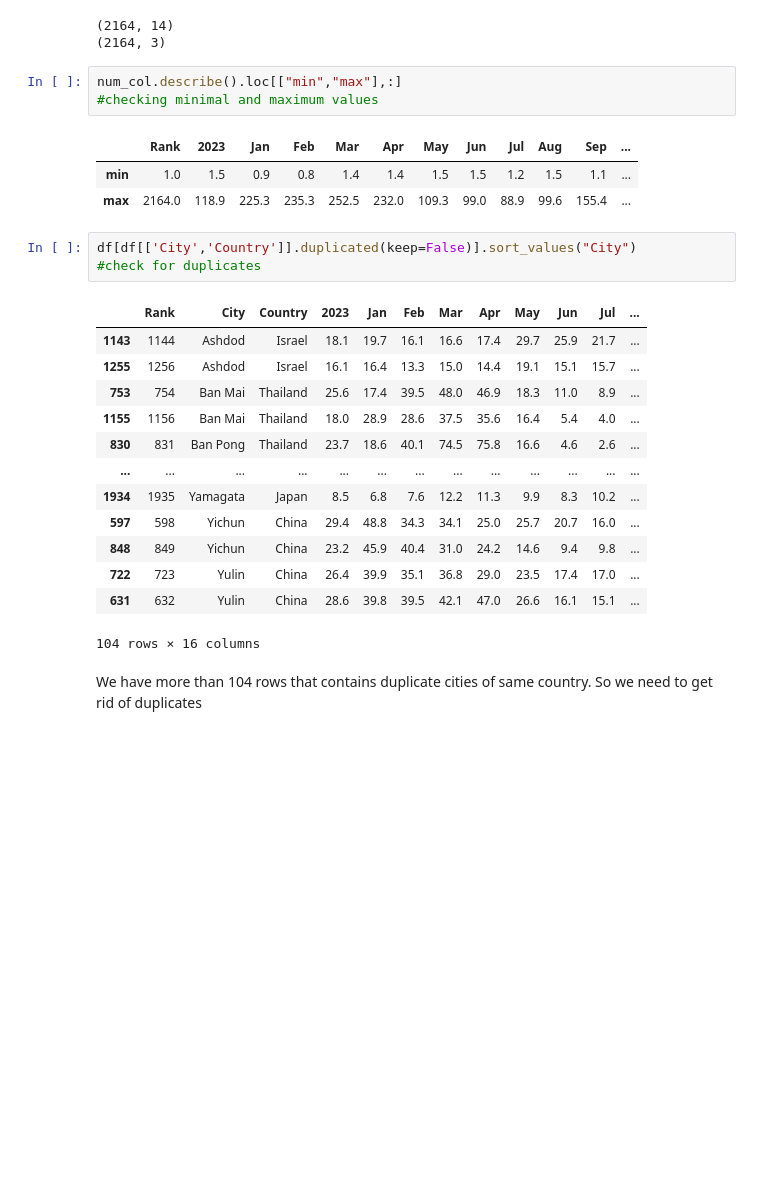
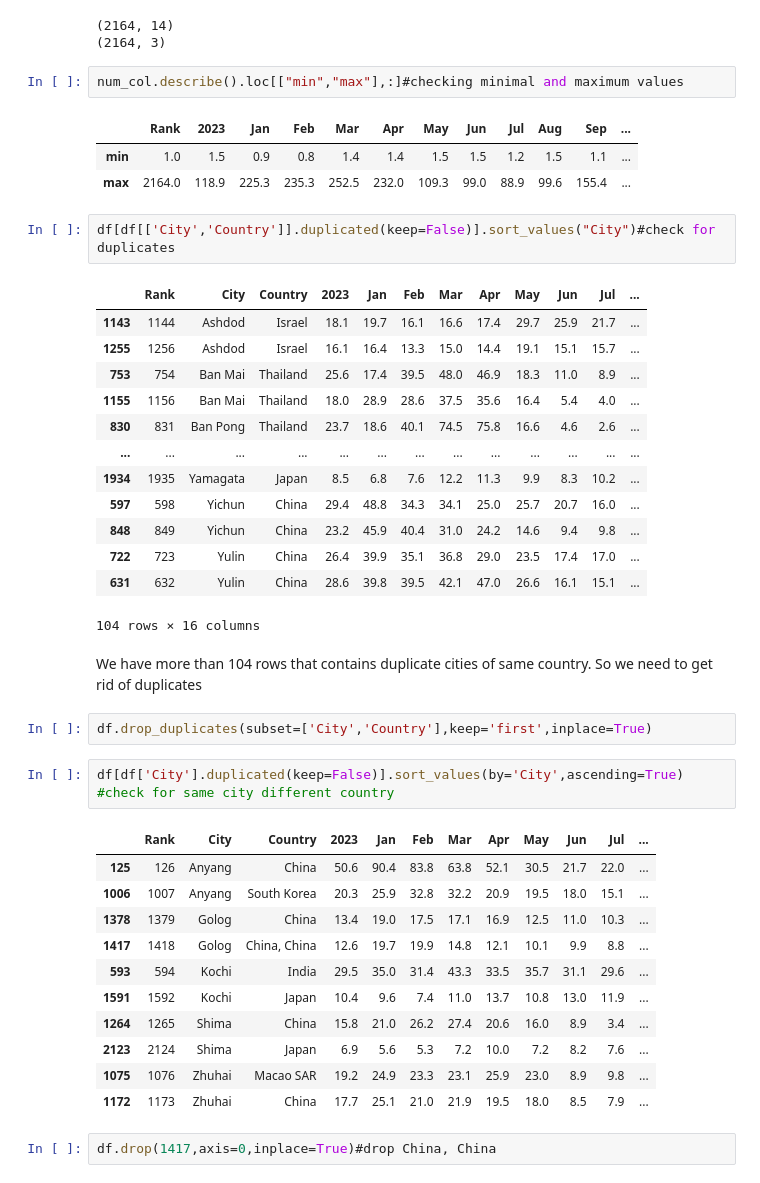
Before and after one commit to bochida/Air-quality-analysis-and-prediction, a Jupyter notebook: test.ipynb, the cells around one changed output. Drawn from its saved outputs; the diff is of its cells as text; blank space fills up the shorter version.

```diff
--- a/test.ipynb
+++ b/test.ipynb
@@ -129,15 +129,13 @@ print(cat_col.shape)
 (2164, 14)
 (2164, 3)
 # %%
-num_col.describe().loc[["min","max"],:]
-#checking minimal and maximum values
+num_col.describe().loc[["min","max"],:]#checking minimal and maximum values
 # %% [output]
 |  | Rank | 2023 | Jan | Feb | Mar | Apr | May | Jun | Jul | Aug | Sep | ... |
 | min | 1.0 | 1.5 | 0.9 | 0.8 | 1.4 | 1.4 | 1.5 | 1.5 | 1.2 | 1.5 | 1.1 | ... |
 | max | 2164.0 | 118.9 | 225.3 | 235.3 | 252.5 | 232.0 | 109.3 | 99.0 | 88.9 | 99.6 | 155.4 | ... |
 # %%
-df[df[['City','Country']].duplicated(keep=False)].sort_values("City")
-#check for duplicates
+df[df[['City','Country']].duplicated(keep=False)].sort_values("City")#check for duplicates
 # %% [output]
 |  | Rank | City | Country | 2023 | Jan | Feb | Mar | Apr | May | Jun | Jul | ... |
 | 1143 | 1144 | Ashdod | Israel | 18.1 | 19.7 | 16.1 | 16.6 | 17.4 | 29.7 | 25.9 | 21.7 | ... |
@@ -154,3 +152,22 @@ df[df[['City','Country']].duplicated(keep=False)].sort_values("City")
 104 rows × 16 columns
 # %% [markdown]
 We have more than 104 rows that contains duplicate cities of same country. So we need to get rid of duplicates
+# %%
+df.drop_duplicates(subset=['City','Country'],keep='first',inplace=True)
+# %%
+df[df['City'].duplicated(keep=False)].sort_values(by='City',ascending=True)
+#check for same city different country
+# %% [output]
+|  | Rank | City | Country | 2023 | Jan | Feb | Mar | Apr | May | Jun | Jul | ... |
+| 125 | 126 | Anyang | China | 50.6 | 90.4 | 83.8 | 63.8 | 52.1 | 30.5 | 21.7 | 22.0 | ... |
+| 1006 | 1007 | Anyang | South Korea | 20.3 | 25.9 | 32.8 | 32.2 | 20.9 | 19.5 | 18.0 | 15.1 | ... |
+| 1378 | 1379 | Golog | China | 13.4 | 19.0 | 17.5 | 17.1 | 16.9 | 12.5 | 11.0 | 10.3 | ... |
+| 1417 | 1418 | Golog | China, China | 12.6 | 19.7 | 19.9 | 14.8 | 12.1 | 10.1 | 9.9 | 8.8 | ... |
+| 593 | 594 | Kochi | India | 29.5 | 35.0 | 31.4 | 43.3 | 33.5 | 35.7 | 31.1 | 29.6 | ... |
+| 1591 | 1592 | Kochi | Japan | 10.4 | 9.6 | 7.4 | 11.0 | 13.7 | 10.8 | 13.0 | 11.9 | ... |
+| 1264 | 1265 | Shima | China | 15.8 | 21.0 | 26.2 | 27.4 | 20.6 | 16.0 | 8.9 | 3.4 | ... |
+| 2123 | 2124 | Shima | Japan | 6.9 | 5.6 | 5.3 | 7.2 | 10.0 | 7.2 | 8.2 | 7.6 | ... |
+| 1075 | 1076 | Zhuhai | Macao SAR | 19.2 | 24.9 | 23.3 | 23.1 | 25.9 | 23.0 | 8.9 | 9.8 | ... |
+| 1172 | 1173 | Zhuhai | China | 17.7 | 25.1 | 21.0 | 21.9 | 19.5 | 18.0 | 8.5 | 7.9 | ... |
+# %%
+df.drop(1417,axis=0,inplace=True)#drop China, China
```
Also changed, not shown: parts of 3 cells of this notebook, 1 other file.
